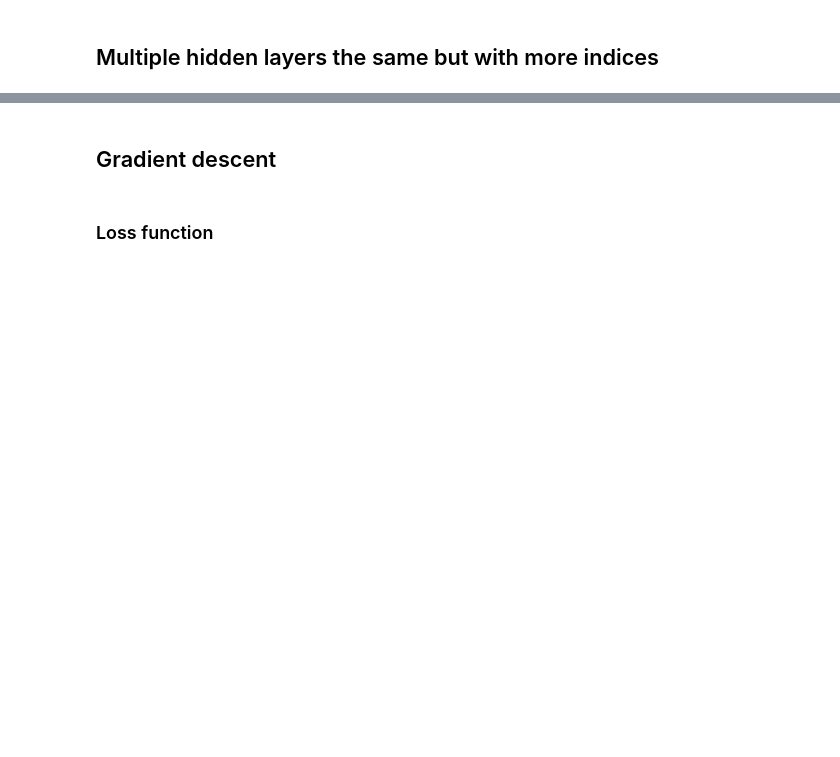
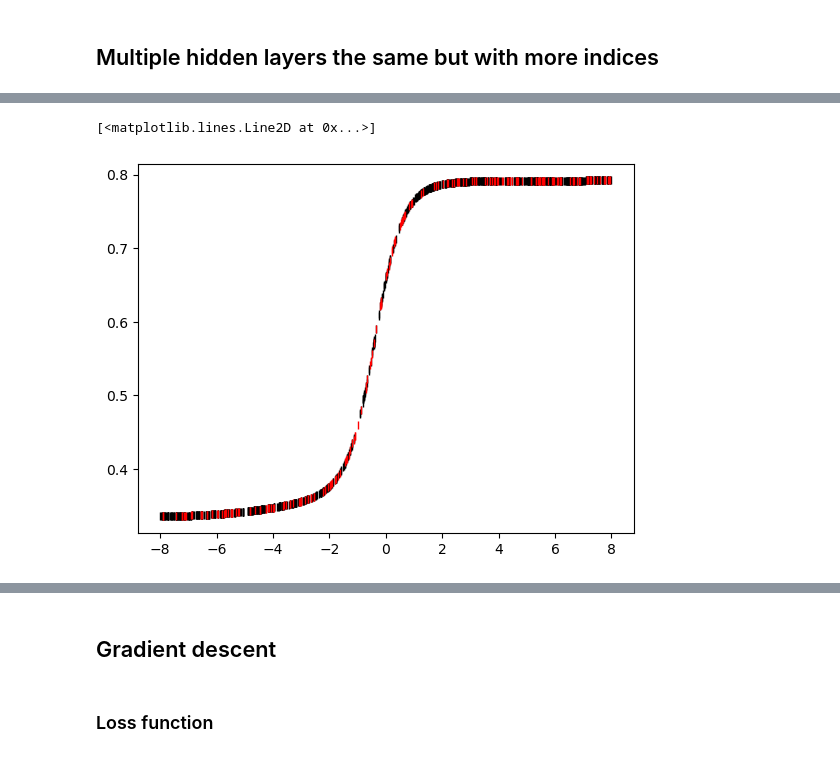
Before and after one commit to dave452/ML_LinearReg, a Jupyter notebook: Regression_NN.ipynb, the cells around one changed output, grey strips where cells are left out. Cells and saved outputs as stored; diff of their text form; code cells hidden in the pictures; blank space fills up the shorter version.

```diff
--- a/Regression_NN.ipynb
+++ b/Regression_NN.ipynb
@@ -600,18 +506,0 @@ class neural_net:
-# %%
-%matplotlib inline
-n_samples = 10
-architecture = [4,3,2]
-activation = ['Input', '', '']
-training_x = np.random.rand(n_samples,architecture[0])#* 16 - 8
-testing_x = np.random.rand(n_samples,architecture[0])#* 16 - 8
-
-nn_a = neural_net(0.1, architecture, activation)
-nn_b = neural_net(0.1, architecture, activation)
-print('Forward prop a')
-training_y = nn_a.forward_prop_set(training_x)
-testing_y = nn_a.forward_prop_set(testing_x)
-n_epochs = 10
-L_training, L_testing = nn_b.full_training(training_x, training_y,testing_x, testing_y, n_epochs)
-
-plt.plot(L_training)
-plt.plot(L_testing)
@@ -621,0 +685,6 @@ Forward prop a
+# %%
+plt.plot(training_x, training_y, 'k|', label = 'training actual')
+plt.plot(testing_x, testing_y, 'r|', label = 'testing actual')
+# %% [output]
+[<matplotlib.lines.Line2D at 0x...>]
+[figure, added]
```
Also changed, not shown: parts of 51 cells of this notebook.
